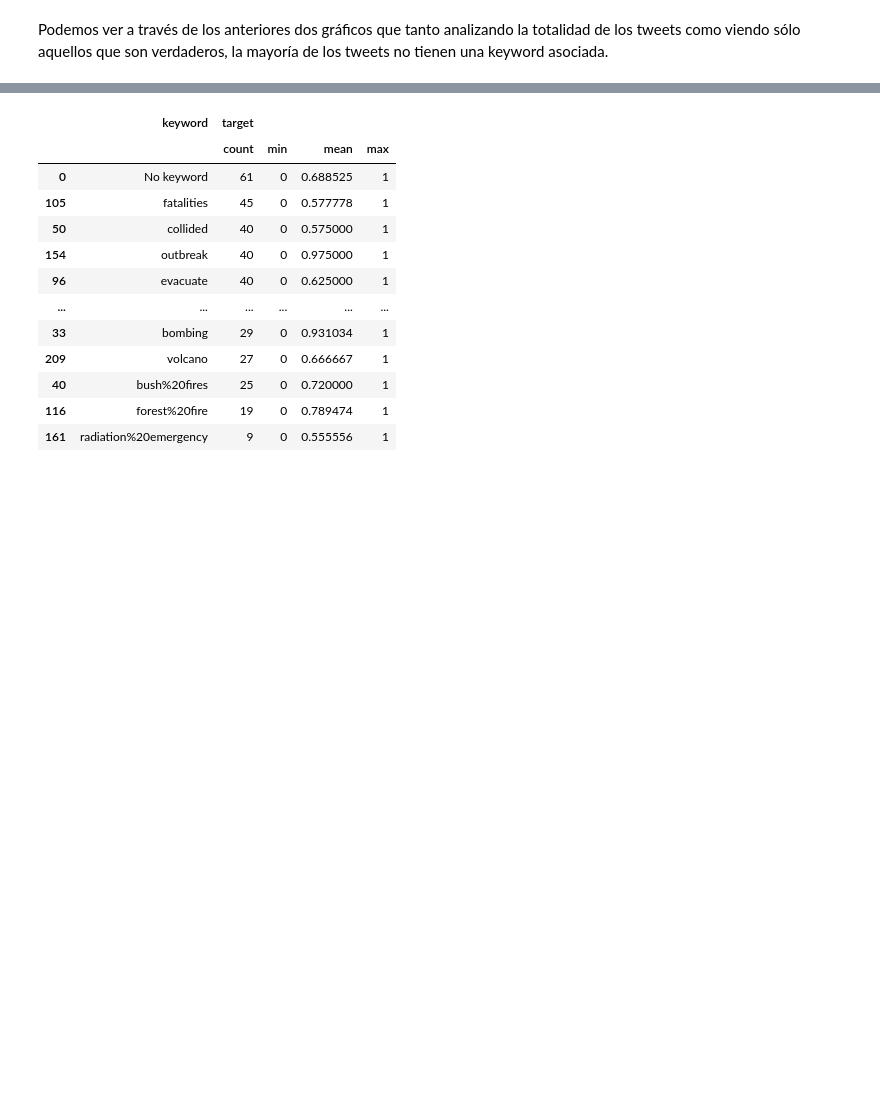
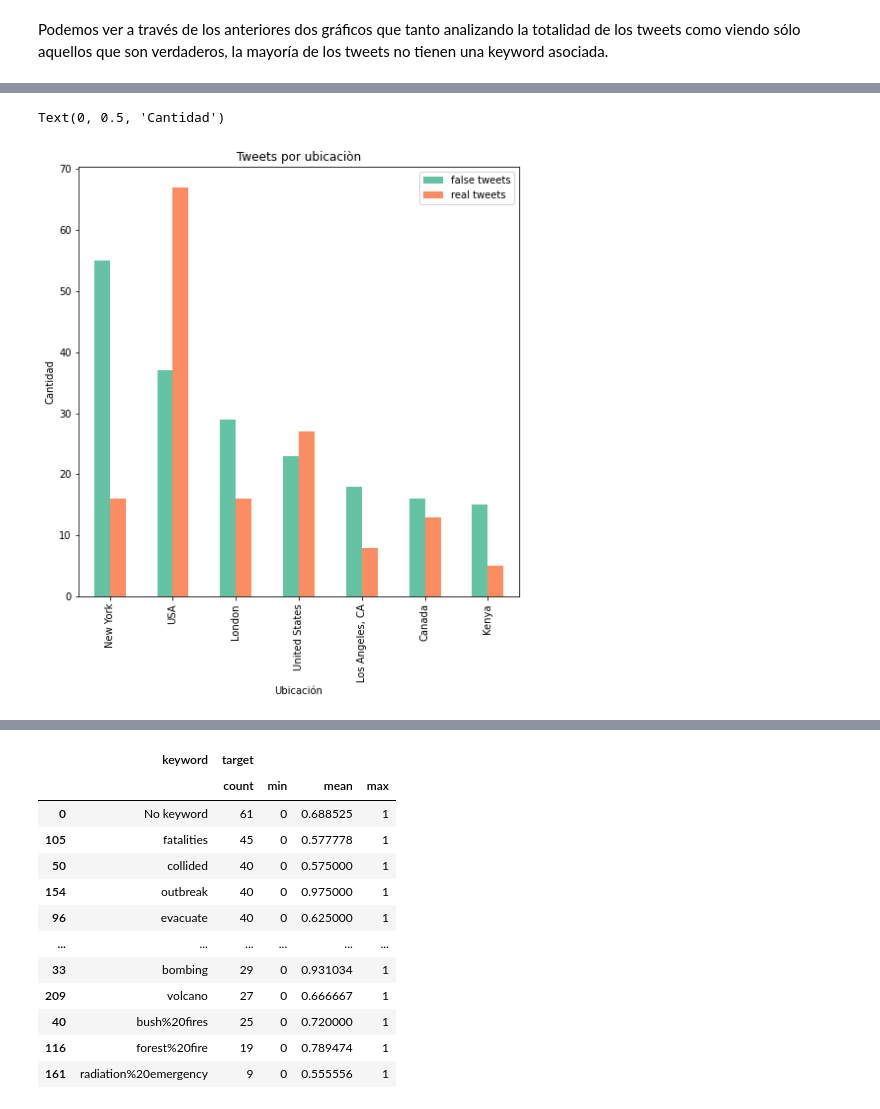
Before and after one commit to grettynazario/TP1-orgaDatos, a Jupyter notebook: TP1.ipynb, the cells around one changed output, grey strips where cells are left out. Drawn from its saved outputs; the diff is of its cells as text; code cells hidden in the pictures; blank space fills up the shorter version.

```diff
--- a/TP1.ipynb
+++ b/TP1.ipynb
@@ -140,0 +178,10 @@ plt.show()
+# %%
+#Visualización top 7 de ubicaciones:
+
+tweets_by_locations.plot(kind='bar',figsize=(8,8))
+plt.title('Tweets por ubicaciòn')
+plt.xlabel('Ubicación')
+plt.ylabel('Cantidad')
+# %% [output]
+Text(0, 0.5, 'Cantidad')
+[figure, added]
```
Also changed, not shown: parts of 29 cells of this notebook.
